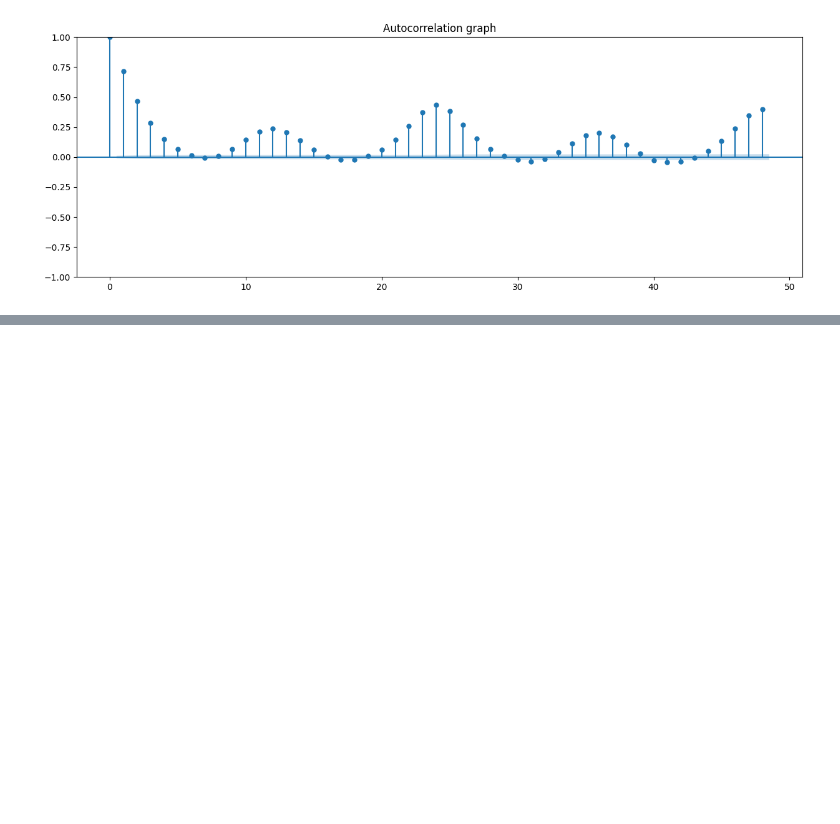
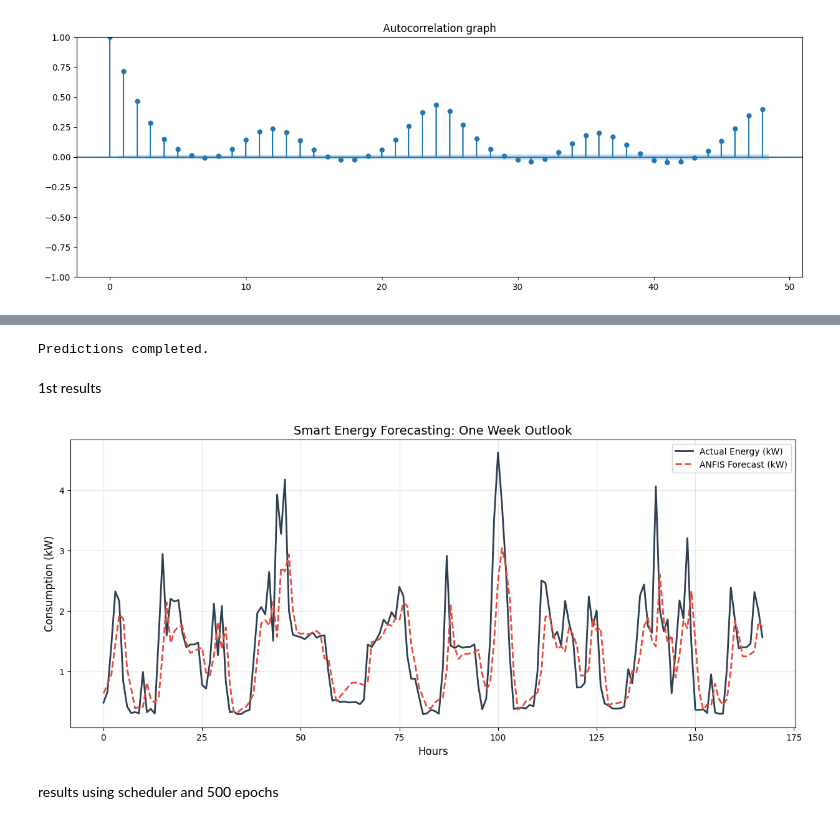
Before and after one commit to Dhanushyapalaparvi/smart-energy-consumption-forecasting-using-anfis, a Jupyter notebook: SoftComp.ipynb, the cells around one changed output, grey strips where cells are left out. Saved outputs shown, nothing was run; the diff lists cells and outputs as text; code cells hidden in the pictures; blank space fills up the shorter version.

Commit message:
trained and generated accurate predictions with wmape = 35.88%

```diff
--- a/SoftComp.ipynb
+++ b/SoftComp.ipynb
@@ -184,0 +203,22 @@ loss = nn.MSELoss()
+# %%
+X_train_t = torch.nan_to_num(torch.tensor(X_train, dtype=torch.float32))
+y_train_t = torch.nan_to_num(torch.tensor(y_train, dtype=torch.float32))
+
+print("Starting Industrial-Strength Training...")
+for epoch in range(300):
+    model.train()
+    optimizer.zero_grad()
+
+    outputs = model(X_train_t)
+    loss = criterion(outputs, y_train_t)
+
+    if torch.isnan(loss):
+        print(f"Broke at epoch {epoch}. This usually means weights exploded.")
+        break
+
+    loss.backward()
+    torch.nn.utils.clip_grad_norm_(model.parameters(), 0.1)
+    optimizer.step()
+
+    if (epoch + 1) % 10 == 0:
+        print(f'Epoch [{epoch+1}/300], Loss: {loss.item():.6f}')
@@ -184,0 +243,31 @@ loss = nn.MSELoss()
+# %%
+model.eval()
+with torch.no_grad():
+    y_pred_scaled = model(X_test_t).numpy()
+
+y_pred_actual = scaler.inverse_transform(y_pred_scaled.reshape(-1, 1))
+y_true_actual = scaler.inverse_transform(y_test.reshape(-1, 1))
+
+print("Predictions completed.")
+# %% [output]
+Predictions completed.
+# %% [markdown]
+1st results
+# %%
+import matplotlib.pyplot as plt
+
+plt.figure(figsize=(15, 6))
+# Plotting a window of 168 hours (1 week)
+plt.plot(y_true_actual[:168], label='Actual Energy (kW)', color='#2c3e50', linewidth=2)
+plt.plot(y_pred_actual[:168], label='ANFIS Forecast (kW)', color='#e74c3c', linestyle='--', linewidth=2)
+
+plt.title('Smart Energy Forecasting: One Week Outlook', fontsize=14)
+plt.xlabel('Hours', fontsize=12)
+plt.ylabel('Consumption (kW)', fontsize=12)
+plt.legend()
+plt.grid(True, alpha=0.3)
+plt.show()
+# %% [output]
+[figure, added]
+# %% [markdown]
+results using scheduler and 500 epochs
```
Also changed, not shown: parts of 12 cells of this notebook.
